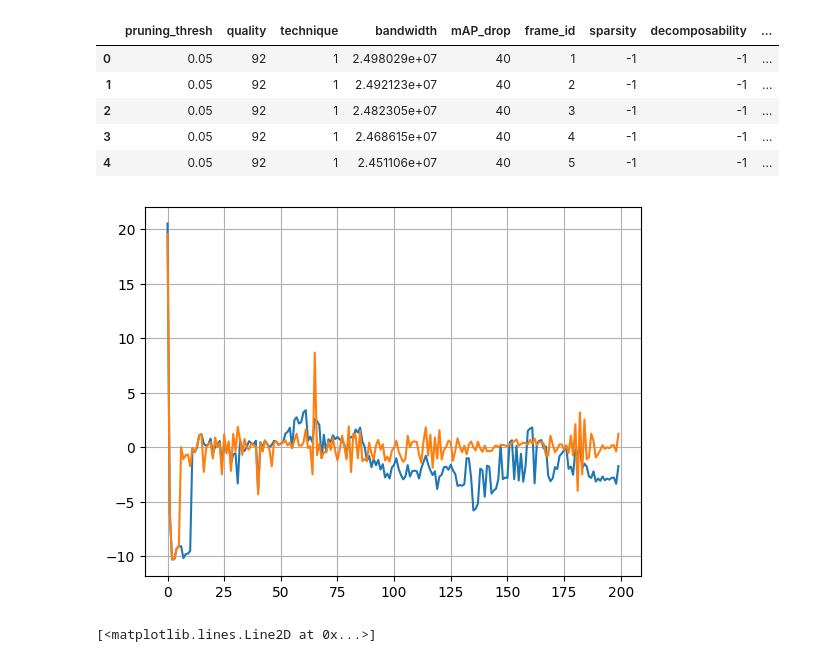
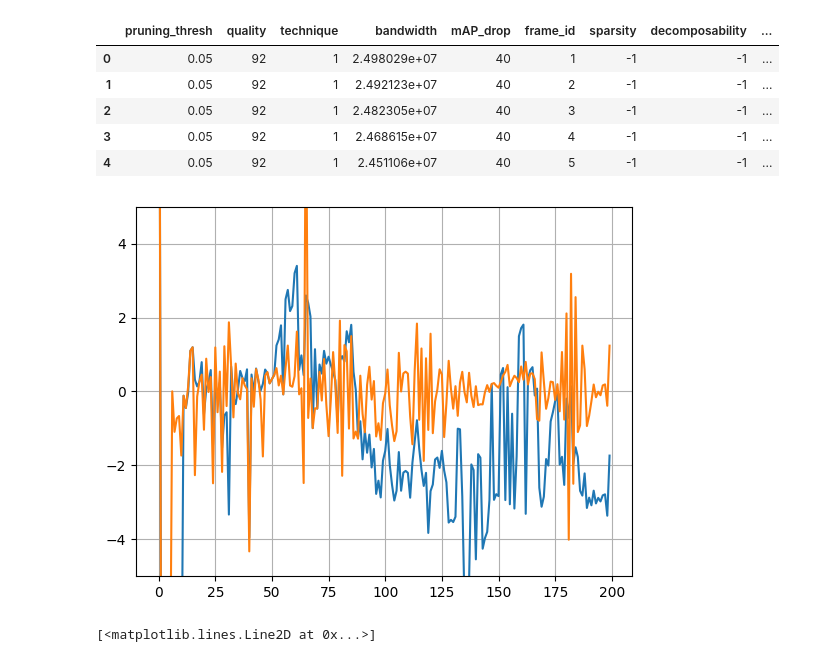
Before and after one commit to Rexyyj/split_DNN_framework, a Jupyter notebook: dynamic_framework/linearality_analysis/analysis_jpeg_dynamic2_snr.ipynb, the cells around one changed output. Drawn from its saved outputs; the diff is of its cells as text; code cells hidden in the pictures.

```diff
--- a/dynamic_framework/linearality_analysis/analysis_jpeg_dynamic2_snr.ipynb
+++ b/dynamic_framework/linearality_analysis/analysis_jpeg_dynamic2_snr.ipynb
@@ -59,10 +59,11 @@ for i in range(len(thresh)):
 # %%
 plt.figure()
 plt.plot(est_err)
 plt.plot(est_err_window)
+plt.ylim([-5,5])
 plt.grid()
 # %% [output]
-[figure, old version]
+[figure, new version]
 # %%
 plt.figure()
 plt.plot(snr_m)
```
Also changed, not shown: 17 other files.
